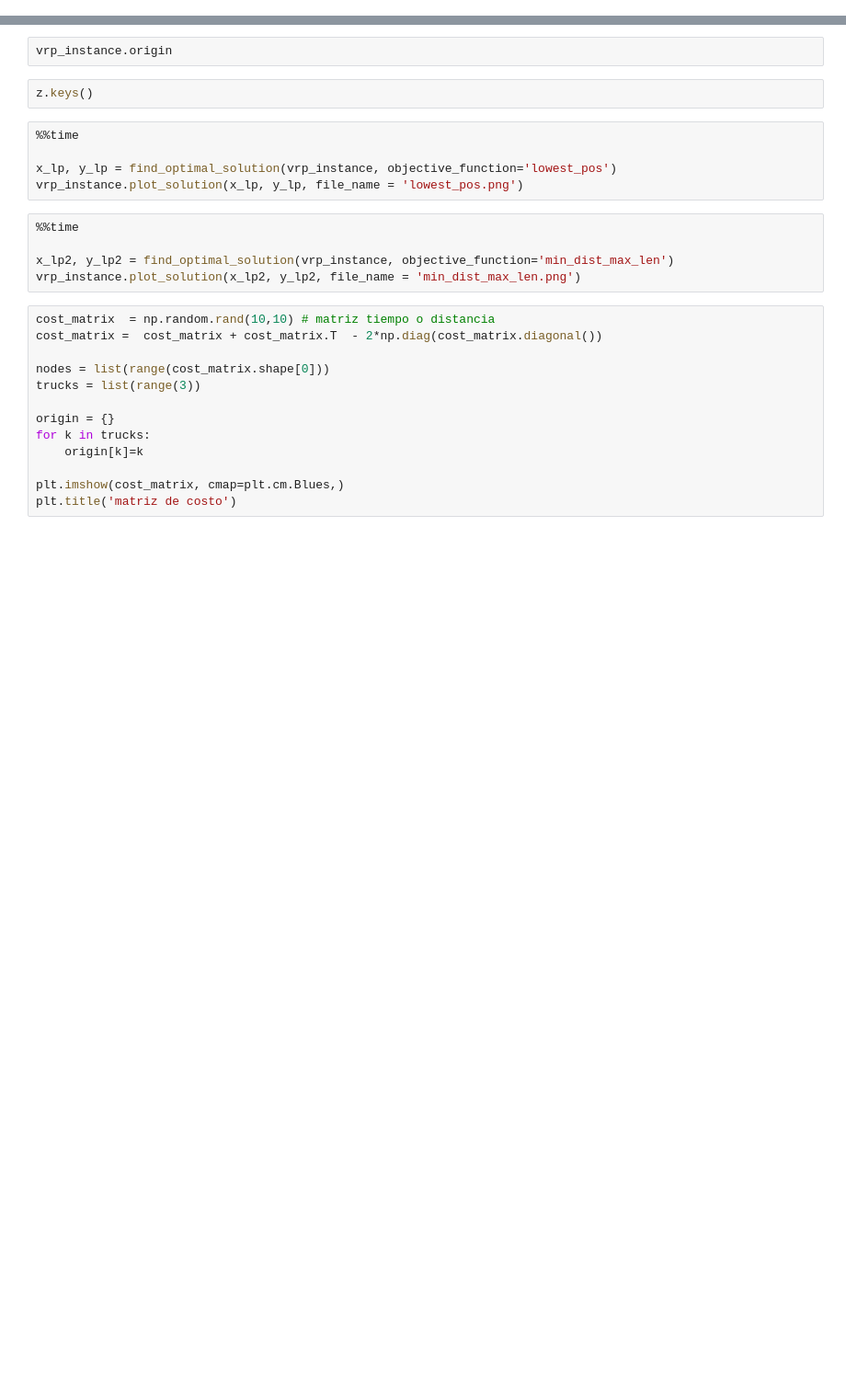
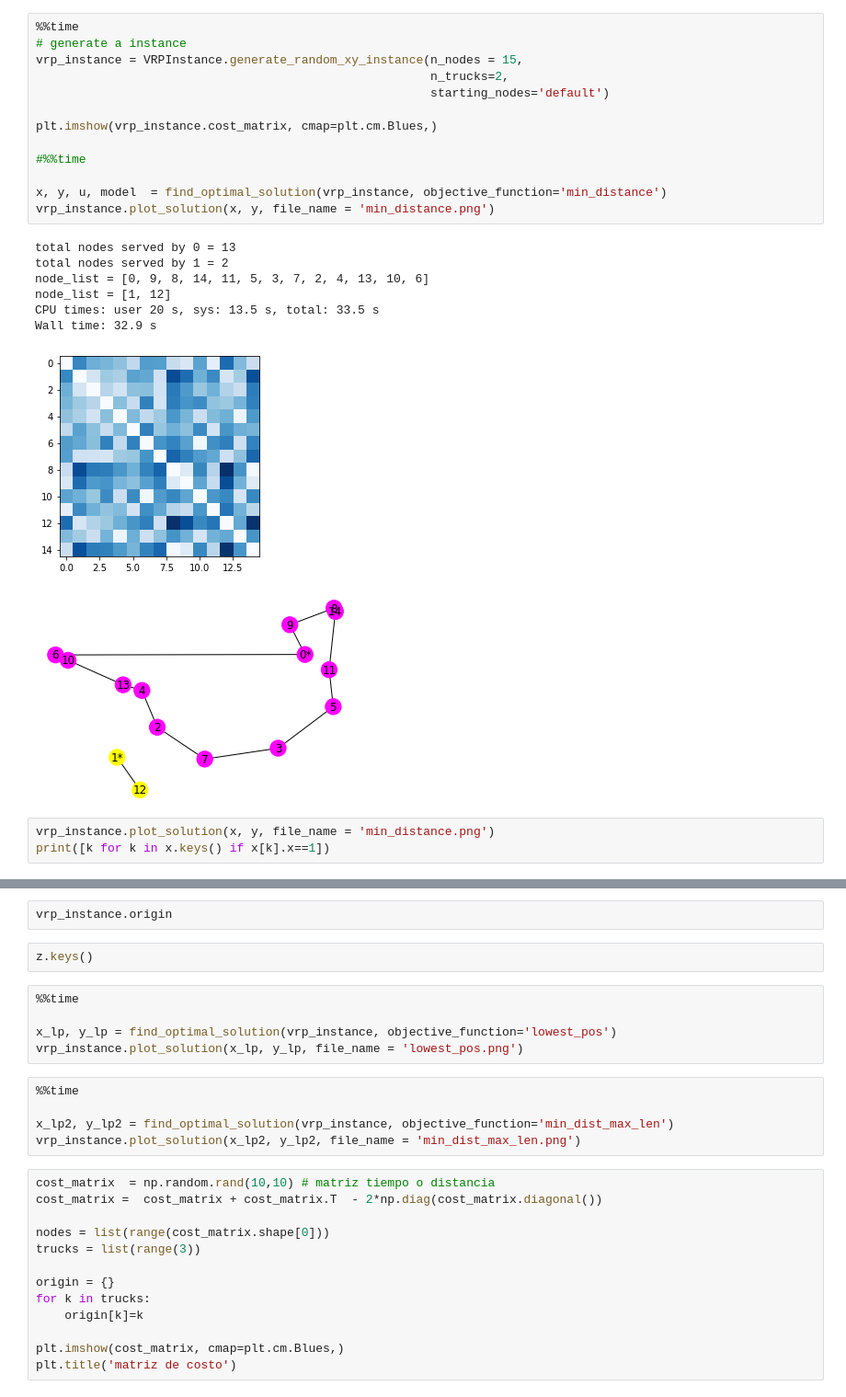
Before and after one commit to pabloazurduy/vrp-example, a Jupyter notebook: vrp.ipynb, the cells around one changed output, grey strips where cells are left out. Shown: that part at 92% size. Saved outputs shown, nothing was run; the diff lists cells and outputs as text; blank space fills up the shorter version.

```diff
--- a/vrp.ipynb
+++ b/vrp.ipynb
@@ -240,0 +241,25 @@ def find_optimal_solution(vrp_instance, objective_function = 'min_distance'):
+# %%
+%%time
+# generate a instance
+vrp_instance = VRPInstance.generate_random_xy_instance(n_nodes = 15,
+                                                       n_trucks=2,
+                                                       starting_nodes='default')
+
+plt.imshow(vrp_instance.cost_matrix, cmap=plt.cm.Blues,)
+
+#%%time
+
+x, y, u, model  = find_optimal_solution(vrp_instance, objective_function='min_distance')
+vrp_instance.plot_solution(x, y, file_name = 'min_distance.png')
+# %% [output]
+total nodes served by 0 = 13
+total nodes served by 1 = 2
+node_list = [0, 9, 8, 14, 11, 5, 3, 7, 2, 4, 13, 10, 6]
+node_list = [1, 12]
+CPU times: user 20 s, sys: 13.5 s, total: 33.5 s
+Wall time: 32.9 s
+[figure, added]
+[figure, added]
+# %%
+vrp_instance.plot_solution(x, y, file_name = 'min_distance.png')
+print([k for k in x.keys() if x[k].x==1])
```
Also changed, not shown: parts of 15 cells of this notebook, 2 other files.
